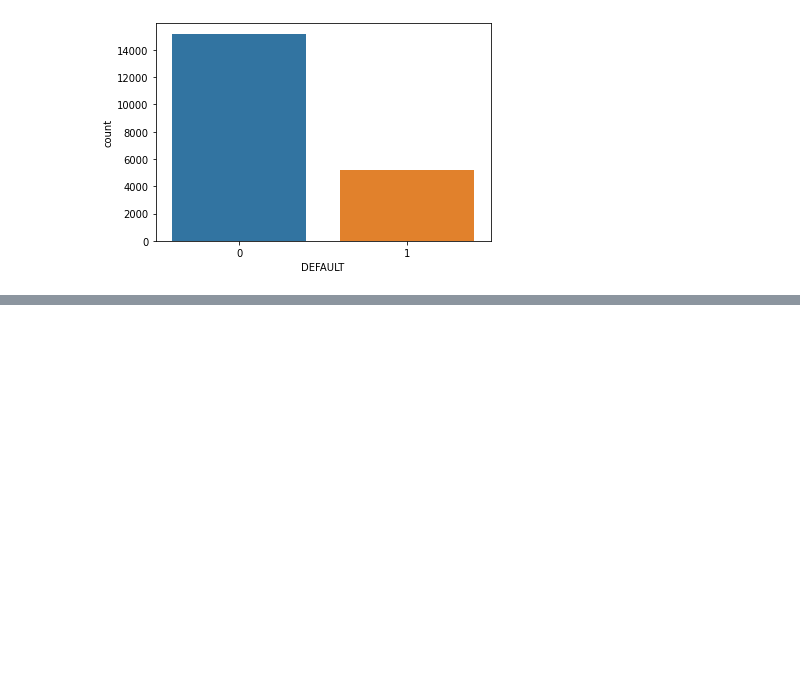
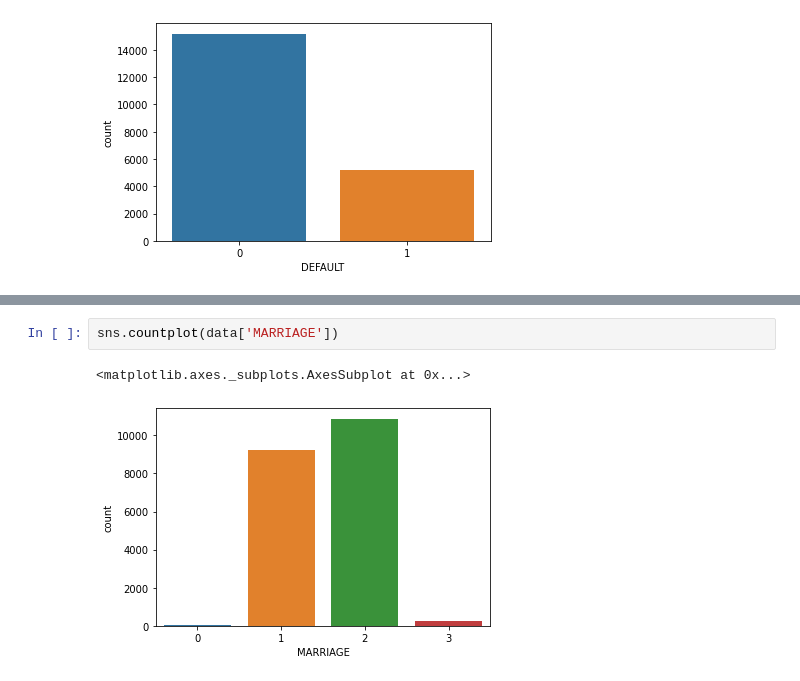
Before and after one commit to Rushabhtikale92/Credit-Card-Default-Prediction, a Jupyter notebook: Copy_of_Credit_Card_Default_Prediction_Capstone_Project.ipynb, the cells around one changed output, grey strips where cells are left out. Cells and saved outputs as stored; diff of their text form; blank space fills up the shorter version.

```diff
--- a/Copy_of_Credit_Card_Default_Prediction_Capstone_Project.ipynb
+++ b/Copy_of_Credit_Card_Default_Prediction_Capstone_Project.ipynb
@@ -199,0 +207,5 @@ sns.countplot(data['DEFAULT'])
+# %%
+sns.countplot(data['MARRIAGE'])
+# %% [output]
+<matplotlib.axes._subplots.AxesSubplot at 0x...>
+[figure, added]
```
Also changed, not shown: parts of 20 cells of this notebook.
